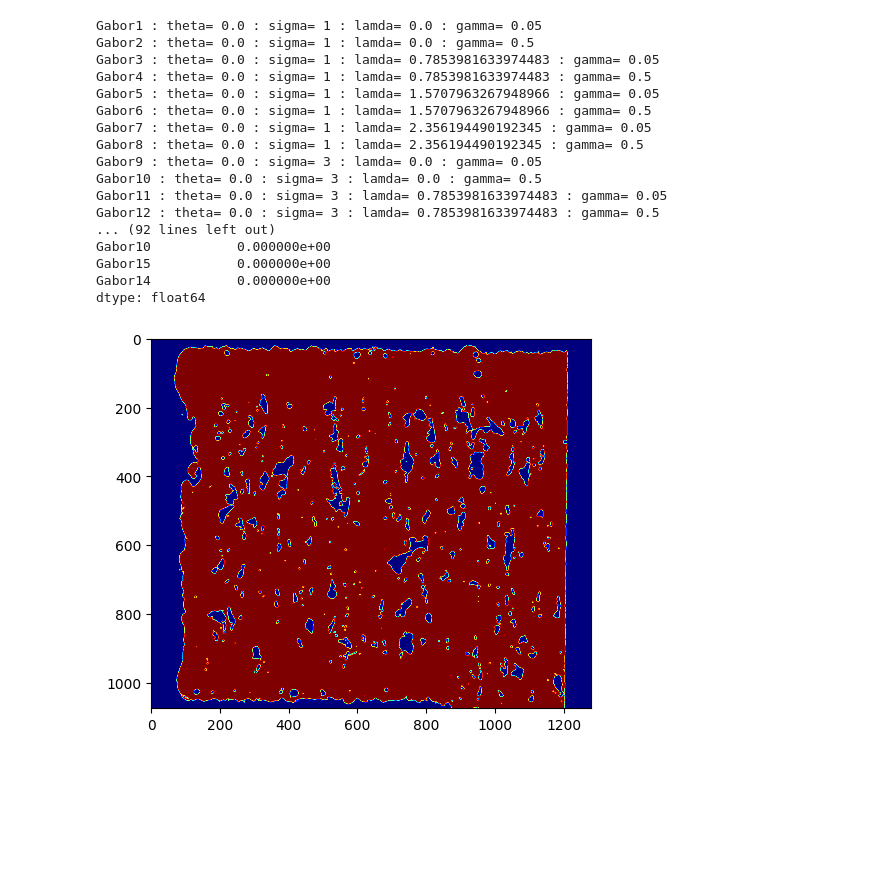
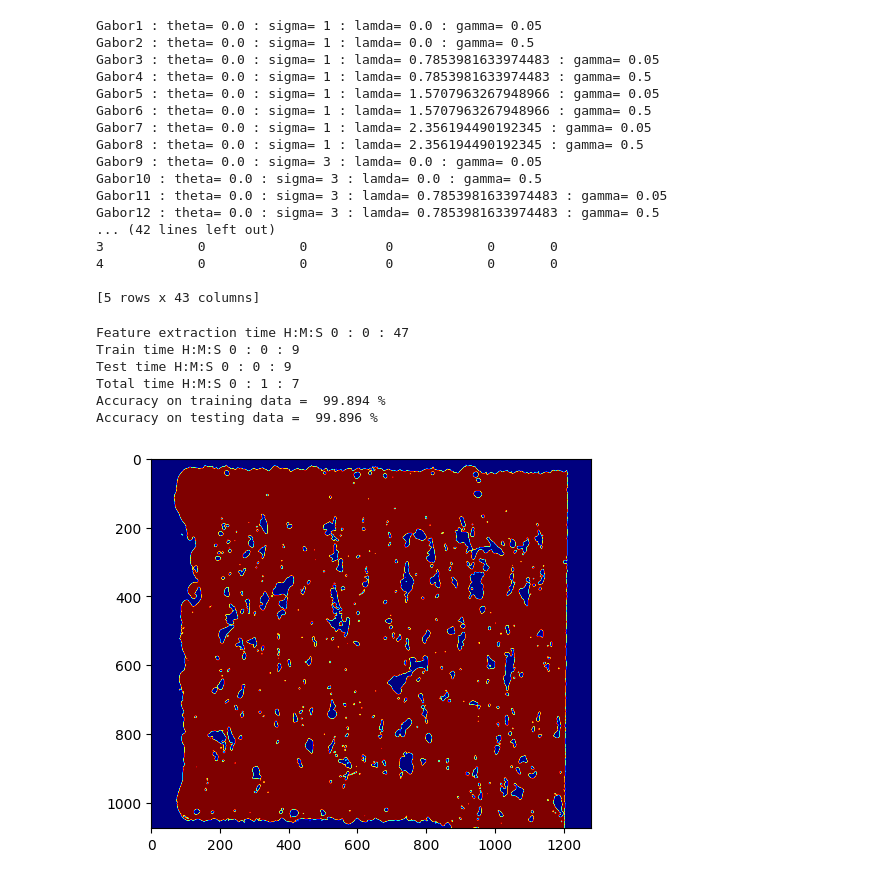
Before and after one commit to saharmahdie/PORTAL_code, a Jupyter notebook: pixels_seg_ML_save_trained_model_1.ipynb, the cells around one changed output. Drawn from its saved outputs; the diff is of its cells as text; code cells hidden in the pictures; blank space fills up the shorter version.

```diff
--- a/pixels_seg_ML_save_trained_model_1.ipynb
+++ b/pixels_seg_ML_save_trained_model_1.ipynb
@@ -127,7 +127,7 @@ print('the count of the unique labels', df['Labels'].value_counts())
 # df = df[df['Labels'] != 0] ## to remove the pixels of the background which not represensetive to our objects
 print(df.head())
 
-df.to_csv("pixels_features_lables.csv")
+df.to_csv("pixels_features_and_lables.csv")
 #############################
 #Define the dependent variable that needs to be predicted (labels)
 Y = df["Labels"].values
@@ -139,22 +139,21 @@ X = df.drop(labels = ["Labels"], axis=1)
 from sklearn.model_selection import train_test_split
 X_train, X_test, y_train, y_test = train_test_split(X, Y, test_size=0.4, random_state=20)
 
-
 # Import the model we are using RandomForestRegressor is for regression type of problems.
 #For classification we use RandomForestClassifier.
 #Both yield similar results except for regressor the result is float and for classifier it is an integer.
 
 start_train_time = time.time()
-from sklearn.ensemble import RandomForestClassifier
-# Instantiate model with n number of decision trees
-model = RandomForestClassifier(n_estimators = 100, random_state = 42)
+# from sklearn.ensemble import RandomForestClassifier
+# # Instantiate model with n number of decision trees
+# model = RandomForestClassifier(n_estimators = 100, random_state = 42)
 
 ####SVM classifier
 # Train the Linear SVM to compare against Random Forest
 #SVM will be slower than Random Forest.
 #Make sure to comment out Fetaure importances lines of code as it does not apply to SVM.
-#from sklearn.svm import LinearSVC
-#model = LinearSVC(max_iter=100)  #Default of 100 is not converging
+from sklearn.svm import LinearSVC
+model = LinearSVC(max_iter=100, random_state=42)  #Default of 100 is not converging
 
 
 # Train the model on training data
@@ -163,7 +162,7 @@ train_time = time.time()-start_train_time
 local_train_time = time.localtime(train_time)
 
 # verify number of trees used. If not defined above.
-print('Number of Trees used : ', model.n_estimators)
+#print('Number of Trees used : ', model.n_estimators)
 
 #STEP 8: TESTING THE MODEL BY PREDICTING ON TEST DATA AND CALCULATE THE ACCURACY SCORE
 #First test prediction on the training data itself. SHould be good.
@@ -193,51 +192,63 @@ from sklearn import metrics
 #Print the prediction accuracy
 
 #First check the accuracy on training data. This will be higher than test data prediction accuracy.
-print ("Accuracy on training data = ", metrics.accuracy_score(y_train, prediction_test_train))
+train_acc = metrics.accuracy_score(y_train, prediction_test_train)*100
+print ("Accuracy on training data = ", round(train_acc,3), '%')
 #Check accuracy on test dataset. If this is too low compared to train it indicates overfitting on training data.
-print ("Accuracy = ", metrics.accuracy_score(y_test, prediction_test))
+test_acc = metrics.accuracy_score(y_test, prediction_test)*100
+print ("Accuracy on testing data = ", round(test_acc,3), '%')
 
 #This part commented out for SVM testing. Uncomment for random forest.
 #One amazing feature of Random forest is that it provides us info on feature importances
 # Get numerical feature importances importances = list(model.feature_importances_)
 
-feature_list = list(X.columns)
-feature_imp = pd.Series(model.feature_importances_,index=feature_list).sort_values(ascending=False)
-print('The scors or important features',feature_imp)
+# feature_list = list(X.columns)
+# feature_imp = pd.Series(model.feature_importances_,index=feature_list).sort_values(ascending=False)
+# print('The scors or important features',feature_imp)
+# feature_imp.to_csv("important_features.csv")
 
 #You can store the model for future use. In fact, this is how you do machine elarning
 #Train on training images, validate on test images and deploy the model on unknown images.
 
 import pickle
 
 #Save the trained model as pickle string to disk for future use
 filename = "trained_model"
 pickle.dump(model, open(filename, 'wb'))
 
 #To test the model on future datasets
 loaded_model = pickle.load(open(filename, 'rb'))
 result = loaded_model.predict(X)
 
 segmented = result.reshape((img.shape))
 
-plt.imshow(segmented, cmap ='jet')
-plt.imsave('segmented_RF_100_estim.jpg', segmented, cmap ='jet')
+# plt.imshow(segmented, cmap ='jet')
+# plt.imsave('segmented_RF_100_estim.jpg', segmented, cmap ='jet')
+
+plt.imshow(segmented')
+plt.imsave('segmented_RF_100_estim.jpg')
 # %% [output]
 Gabor1 : theta= 0.0 : sigma= 1 : lamda= 0.0 : gamma= 0.05
 Gabor2 : theta= 0.0 : sigma= 1 : lamda= 0.0 : gamma= 0.5
 Gabor3 : theta= 0.0 : sigma= 1 : lamda= 0.7853981633974483 : gamma= 0.05
 Gabor4 : theta= 0.0 : sigma= 1 : lamda= 0.7853981633974483 : gamma= 0.5
 Gabor5 : theta= 0.0 : sigma= 1 : lamda= 1.5707963267948966 : gamma= 0.05
 Gabor6 : theta= 0.0 : sigma= 1 : lamda= 1.5707963267948966 : gamma= 0.5
 Gabor7 : theta= 0.0 : sigma= 1 : lamda= 2.356194490192345 : gamma= 0.05
 Gabor8 : theta= 0.0 : sigma= 1 : lamda= 2.356194490192345 : gamma= 0.5
 Gabor9 : theta= 0.0 : sigma= 3 : lamda= 0.0 : gamma= 0.05
 Gabor10 : theta= 0.0 : sigma= 3 : lamda= 0.0 : gamma= 0.5
 Gabor11 : theta= 0.0 : sigma= 3 : lamda= 0.7853981633974483 : gamma= 0.05
 Gabor12 : theta= 0.0 : sigma= 3 : lamda= 0.7853981633974483 : gamma= 0.5
-... (92 lines left out)
-Gabor10           0.000000e+00
-Gabor15           0.000000e+00
-Gabor14           0.000000e+00
-dtype: float64
+... (42 lines left out)
+3            0            0          0            0       0
+4            0            0          0            0       0
+
+[5 rows x 43 columns]
+Feature extraction time H:M:S 0 : 0 : 47
+Train time H:M:S 0 : 0 : 9
+Test time H:M:S 0 : 0 : 9
+Total time H:M:S 0 : 1 : 7
+Accuracy on training data =  99.894 %
+Accuracy on testing data =  99.896 %
-[figure, old version]
+[figure, new version]
```
Also changed, not shown: parts of 1 cell of this notebook.
